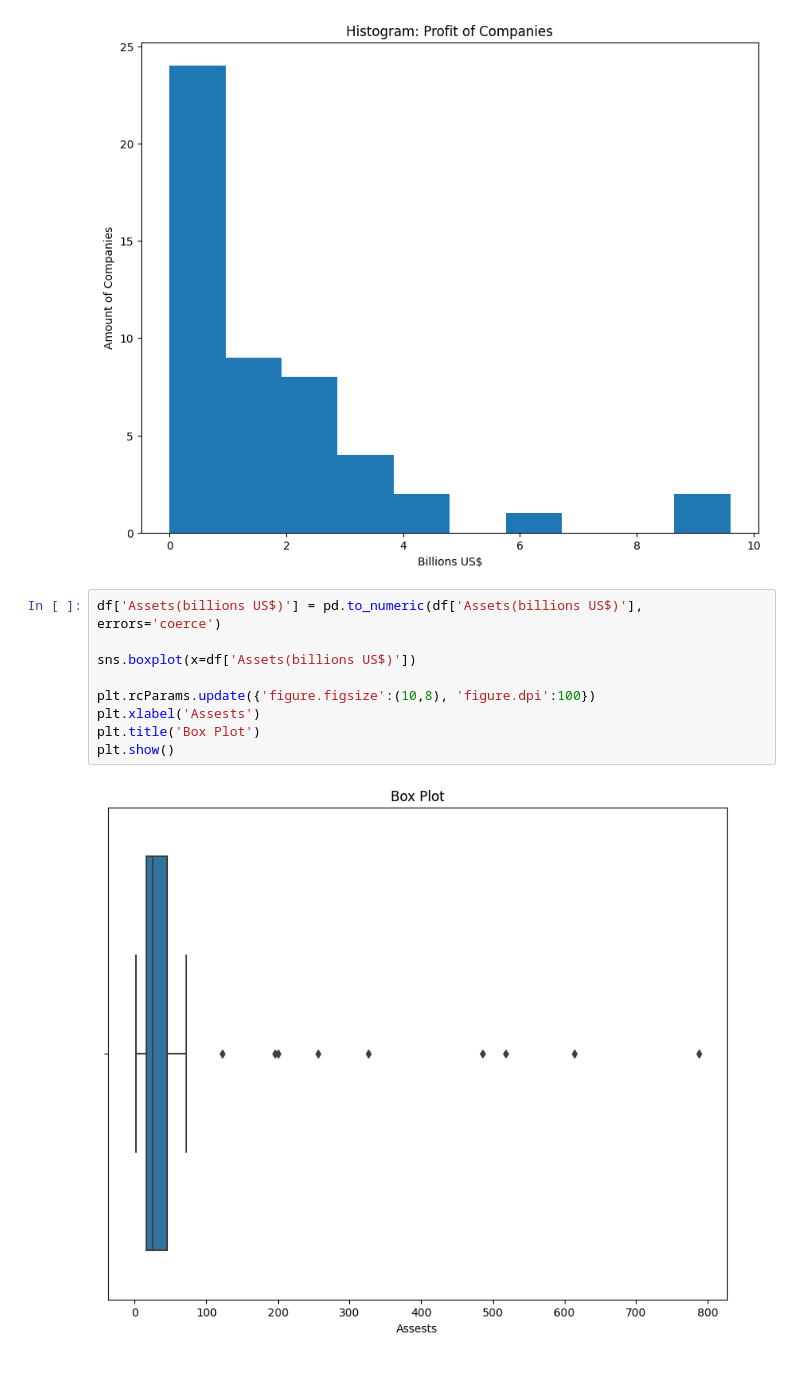
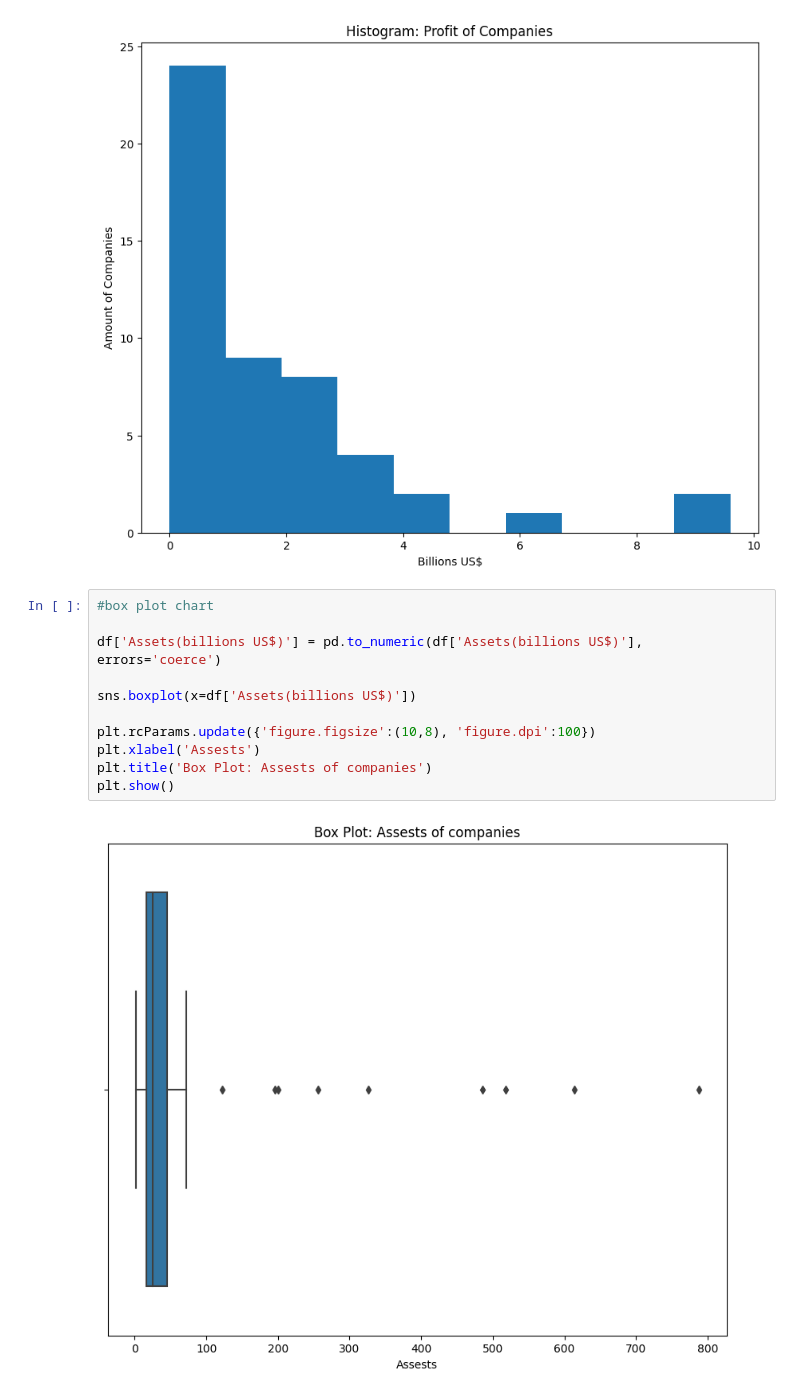
Before and after one commit to Felipegg2/Python_Project, a Jupyter notebook: python_project.ipynb, the cells around one changed output. Cells and saved outputs as stored; diff of their text form.

```diff
--- a/python_project.ipynb
+++ b/python_project.ipynb
@@ -217,13 +204,15 @@ plt.show()
 # %% [output]
 [figure]
 # %%
+#box plot chart
+
 df['Assets(billions US$)'] = pd.to_numeric(df['Assets(billions US$)'], errors='coerce')
 
 sns.boxplot(x=df['Assets(billions US$)'])
 
 plt.rcParams.update({'figure.figsize':(10,8), 'figure.dpi':100})
 plt.xlabel('Assests')
-plt.title('Box Plot')
+plt.title('Box Plot: Assests of companies')
 plt.show()
 # %% [output]
-[figure, old version]
+[figure, new version]
```
Also changed, not shown: parts of 8 cells of this notebook.
